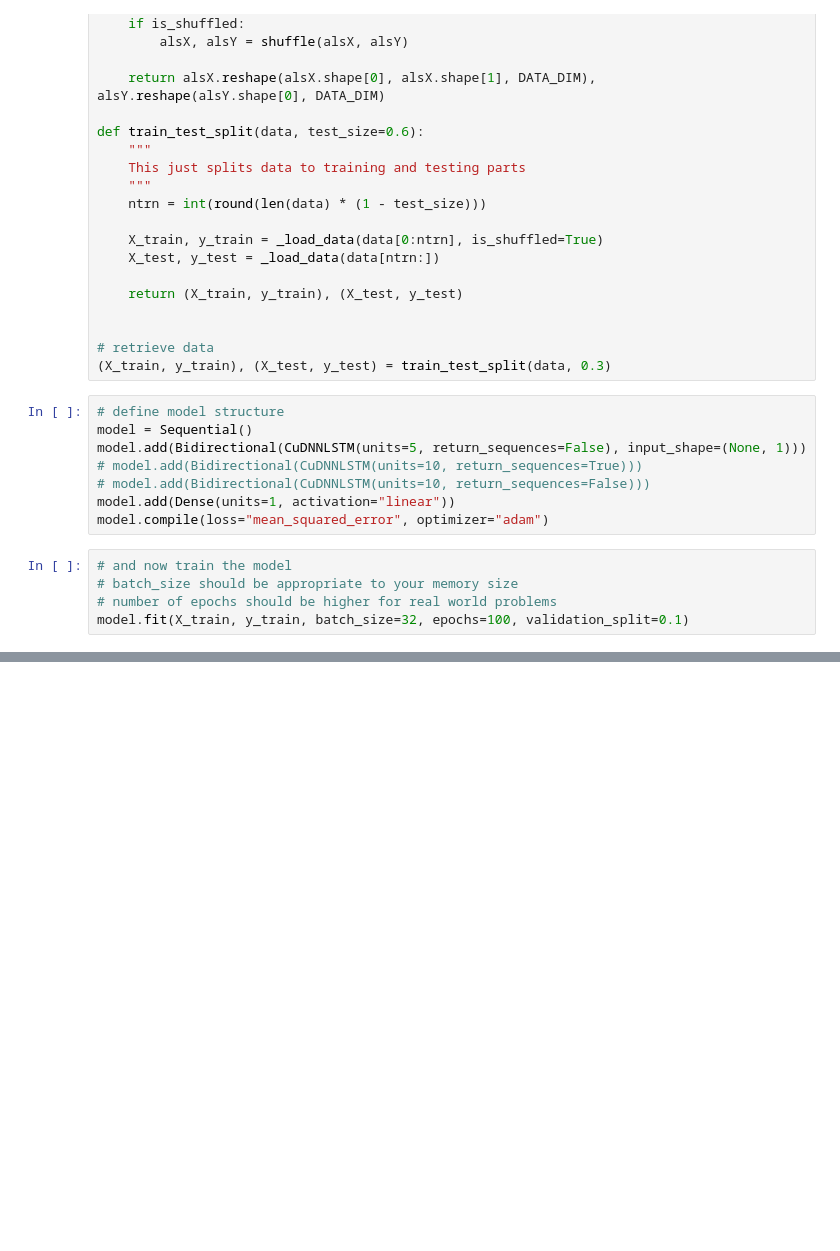
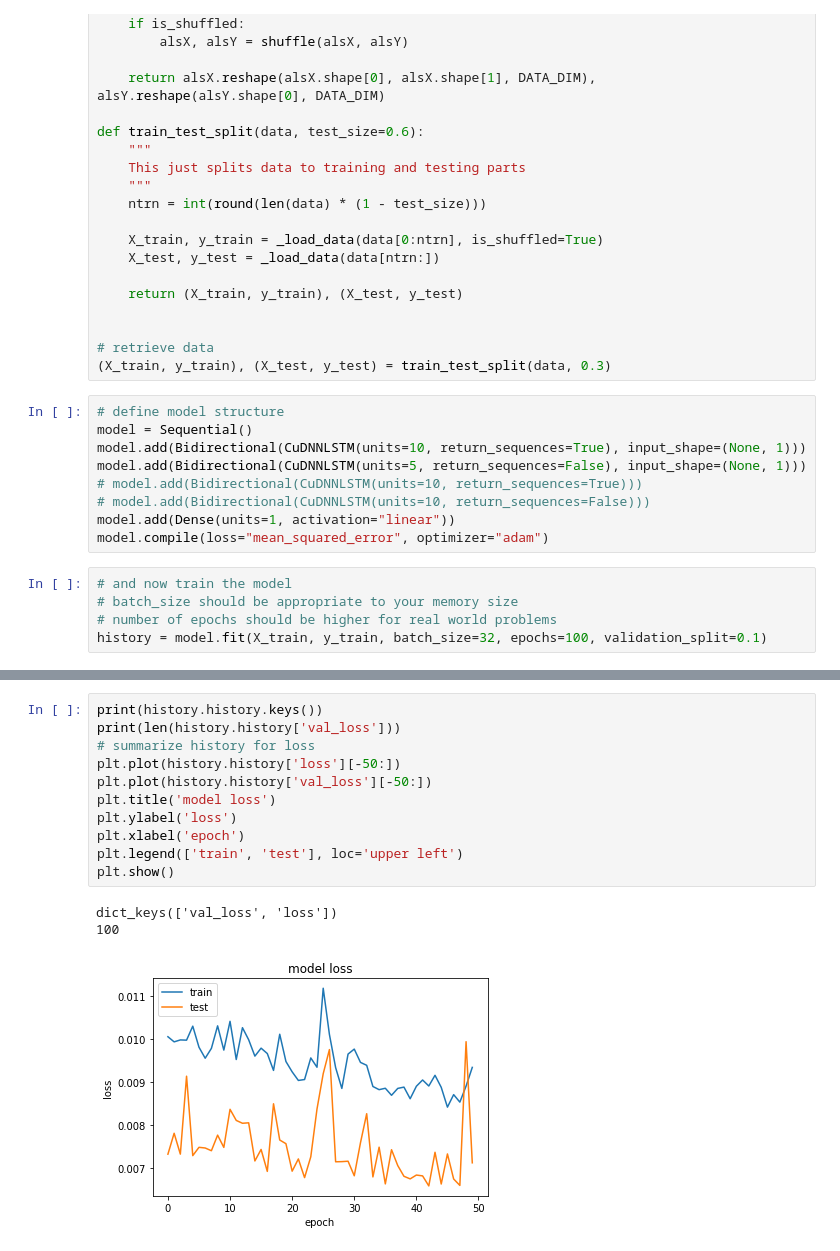
Before and after one commit to khoa-ho/deep-learning-physics, a Jupyter notebook: 5-13-2018 - Mass on spring.ipynb, the cells around one changed output, grey strips where cells are left out. Saved outputs shown, nothing was run; the diff lists cells and outputs as text; blank space fills up the shorter version.

```diff
--- a/5-13-2018 - Mass on spring.ipynb
+++ b/5-13-2018 - Mass on spring.ipynb
@@ -95,6 +95,7 @@ def train_test_split(data, test_size=0.6):
 # %%
 # define model structure
 model = Sequential()
+model.add(Bidirectional(CuDNNLSTM(units=10, return_sequences=True), input_shape=(None, 1)))
 model.add(Bidirectional(CuDNNLSTM(units=5, return_sequences=False), input_shape=(None, 1)))
 # model.add(Bidirectional(CuDNNLSTM(units=10, return_sequences=True)))
 # model.add(Bidirectional(CuDNNLSTM(units=10, return_sequences=False)))
@@ -104,7 +105,7 @@ model.compile(loss="mean_squared_error", optimizer="adam")
 # and now train the model
 # batch_size should be appropriate to your memory size
 # number of epochs should be higher for real world problems
-model.fit(X_train, y_train, batch_size=32, epochs=100, validation_split=0.1)
+history = model.fit(X_train, y_train, batch_size=32, epochs=100, validation_split=0.1)
 # %% [output]
 Train on 492 samples, validate on 55 samples
 Epoch 1/100
@@ -112,2 +127,17 @@ InternalError: Failed to create session.
+# %%
+print(history.history.keys())
+print(len(history.history['val_loss']))
+# summarize history for loss
+plt.plot(history.history['loss'][-50:])
+plt.plot(history.history['val_loss'][-50:])
+plt.title('model loss')
+plt.ylabel('loss')
+plt.xlabel('epoch')
+plt.legend(['train', 'test'], loc='upper left')
+plt.show()
+# %% [output]
+dict_keys(['val_loss', 'loss'])
+100
+[figure, added]
 # %%
 # evaluate model fit
```
Also changed, not shown: parts of 10 cells of this notebook, 10 other files.
